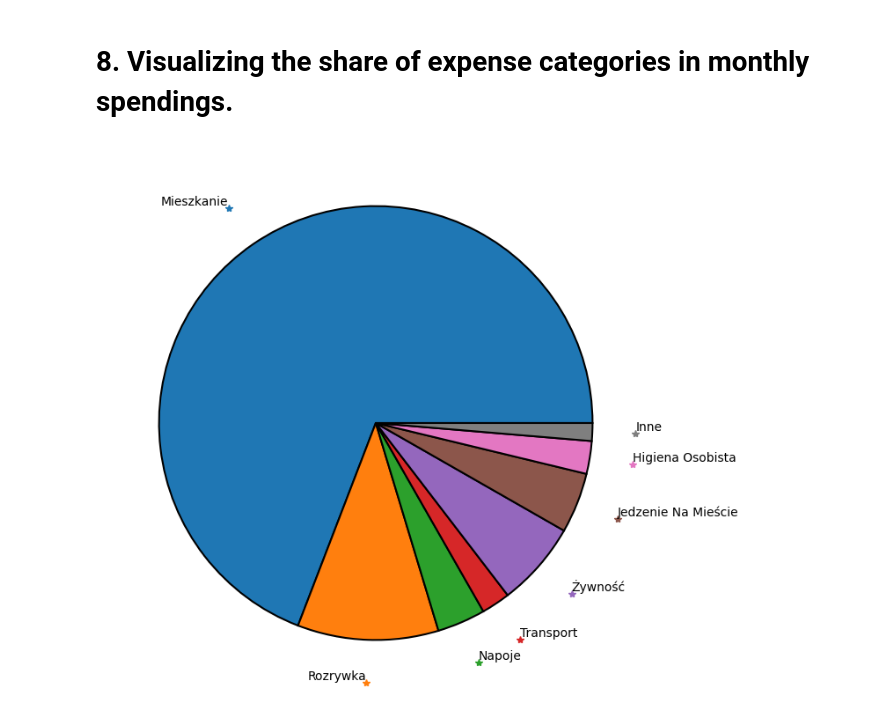
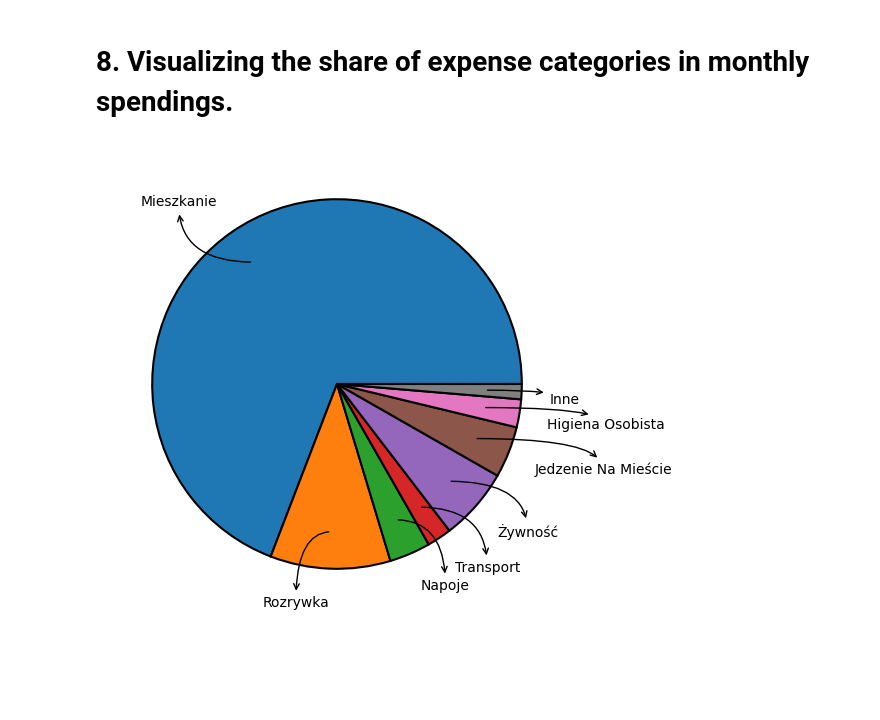
Before and after one commit to Pawel-Tomasz-Nowak/Income-and-expense-analysis, a Jupyter notebook: main.ipynb, the cells around one changed output. Saved outputs shown, nothing was run; the diff lists cells and outputs as text; code cells hidden in the pictures; blank space fills up the shorter version.

Commit message:
The arrows pointing from Wedges to Labels have been created. The pie chart design is prepared.

```diff
--- a/main.ipynb
+++ b/main.ipynb
@@ -289,35 +289,62 @@ with_columns((100*pl.col("Total amount")/pl.sum("Total amount")).alias('Expense
 )
 
 
 
 
 # Group the least-expensive categories.
 grouping_condition: pl.Expr = ( pl.when(pl.col("Expense share") <=1)
 .then(pl.lit("Inne"))
 .otherwise(pl.col("Expense category")).
 alias("Expense category") )
 
 cat_monthly_share_filtered : pl.DataFrame = ( cat_monthly_share_filtered.with_columns(grouping_condition )
 .group_by(pl.col("Expense category"), maintain_order = True).
 agg(pl.sum("Total amount"), pl.sum("Expense share")) )
 
 
 fig, ax = plt.subplots(figsize=(6, 3), subplot_kw=dict(aspect="equal"))
 
 fig_aspect_ratio: float = 4/3 # width/height
-height = 8
+height = 6
 fig.set_size_inches(height * fig_aspect_ratio, height)
 
 
-wedges, labels = plt.pie(cat_monthly_share_filtered["Expense share"], labels = cat_monthly_share_filtered["Expense category"],
+wedges, empty_labels = plt.pie(cat_monthly_share_filtered["Expense share"],
         wedgeprops = {"edgecolor":"black", "linewidth":1.5}, labeldistance=1.2
         )
 
 
+labels = cat_monthly_share_filtered["Expense category"]
 
 for label, wedge in zip(labels, wedges):
-    ax.plot( label.get_position()[0], label.get_position()[1], marker = "*")
+    # Find the starting and ending angles of the wedge.
+    theta1, theta2 = wedge.theta1, wedge.theta2
 
-    label.set_verticalalignment("bottom")
+    # Find the radius of the wedge.
+    radius: float = wedge.r
+
+
+    angl: float = (theta1 + theta2)/2
+
+
+    # Find the cordinates of the circle edge point.
+    x:float = np.cos(np.deg2rad(angl)) * radius
+    y:float = np.sin(np.deg2rad(angl)) * radius
+
+    xy:np.ndarray = np.array([x,y])
+
+    # Determine the vertical and horizontal alignments depending on the (x,y) cordinates.
+    ha: str = "right" if x <= 0 else "left"
+    va: str = "bottom" if y >=0 else "top"
+
+    # The edge point scaling factor.
+    q:float  = 1.15
+    # The arrow tail cordinates caling factor, which should be in the [0;1] Interval
+    s:float = 0.8
+
+    ax.annotate(text = label, xy = s*xy, xytext = q*xy,
+                arrowprops = {"arrowstyle":"<-", "connectionstyle":"Angle3"}
+                , horizontalalignment = ha, verticalalignment = va
+                )
 # %% [output]
-[figure, old version]
+[figure, new version]
```
